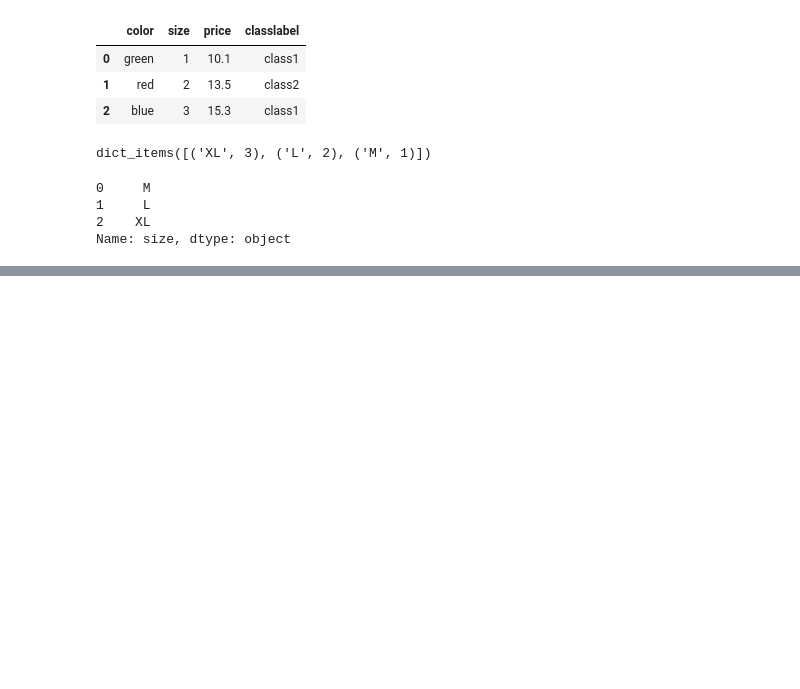
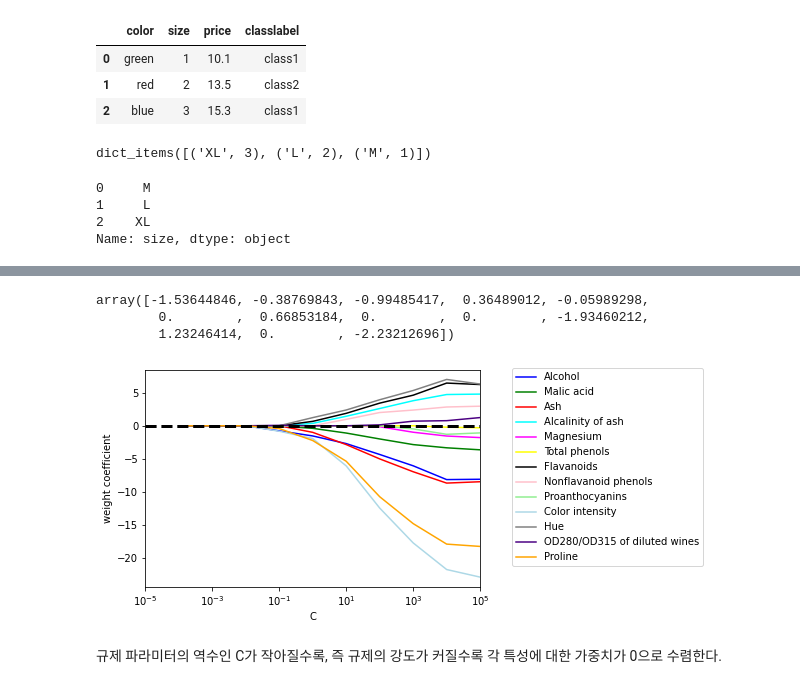
Before and after one commit to LeeDaeWook/ML_study, a Jupyter notebook: ml_study_ch4.ipynb, the cells around one changed output, grey strips where cells are left out. Drawn from its saved outputs; the diff is of its cells as text; code cells hidden in the pictures; blank space fills up the shorter version.

```diff
--- a/ml_study_ch4.ipynb
+++ b/ml_study_ch4.ipynb
@@ -456,0 +471,5 @@ X_test_norm = mms.transform(X_test)
+# %%
+from sklearn.preprocessing import StandardScaler
+stdsc = StandardScaler()
+X_train_std = stdsc.fit_transform(X_train) # X_train에 대해서만 학습 후 학습데이터와 테스트 데이터 변환 -> 같은 평균과 표준편차를 적용하기 위해서
+X_test_std = stdsc.transform(X_test)
@@ -456,0 +489,7 @@ X_test_norm = mms.transform(X_test)
+# %%
+from sklearn.linear_model import LogisticRegression
+
+lr = LogisticRegression(solver='liblinear', penalty='l1', C=1.0, random_state=1) # 매개변수 C는 규제 파라미터의 역수
+lr.fit(X_train_std, y_train)
+print('정확도:', lr.score(X_train_std, y_train))
+print('테스트 정확도:', lr.score(X_test_std, y_test))
@@ -456,0 +537,42 @@ X_test_norm = mms.transform(X_test)
+# %%
+lr.coef_[1]
+# %% [output]
+array([-1.53644846, -0.38769843, -0.99485417,  0.36489012, -0.05989298,
+        0.        ,  0.66853184,  0.        ,  0.        , -1.93460212,
+        1.23246414,  0.        , -2.23212696])
+# %%
+import matplotlib.pyplot as plt
+
+fig = plt.figure()
+ax = plt.subplot(111)
+
+colors = ['blue', 'green', 'red', 'cyan',
+          'magenta', 'yellow', 'black', 'pink',
+          'lightgreen', 'lightblue', 'gray', 'indigo', 'orange']
+weights, params = [], []
+
+for c in np.arange(-4., 6.):
+    lr = LogisticRegression(solver='liblinear', penalty='l1', C=10.**c, random_state=0)
+    lr.fit(X_train_std, y_train)
+    weights.append(lr.coef_[1])
+    params.append(10**c)
+
+
+weights = np.array(weights)
+
+for column, color in zip(range(weights.shape[1]), colors):
+    plt.plot(params, weights[:, column],
+            label=df_wine.columns[column + 1],
+            color=color)
+plt.axhline(0, color='black', linestyle='--', linewidth=3)
+plt.xlim([10**(-5), 10**5])
+plt.ylabel('weight coefficient')
+plt.xlabel('C')
+plt.xscale('log')
+plt.legend(loc='upper left')
+ax.legend(loc='upper center', bbox_to_anchor=(1.38, 1.03), ncol=1, fancybox=True)
+plt.show()
+# %% [output]
+[figure, added]
+# %% [markdown]
+규제 파라미터의 역수인 C가 작아질수록, 즉 규제의 강도가 커질수록 각 특성에 대한 가중치가 0으로 수렴한다.
```
Also changed, not shown: parts of 67 cells of this notebook.
